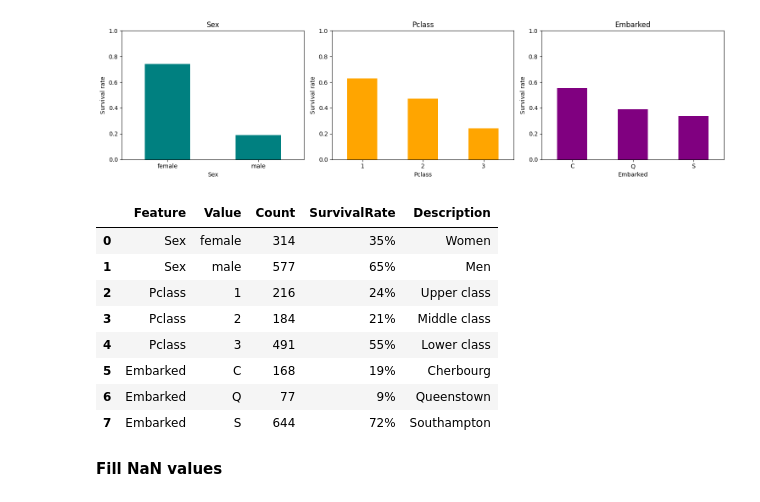
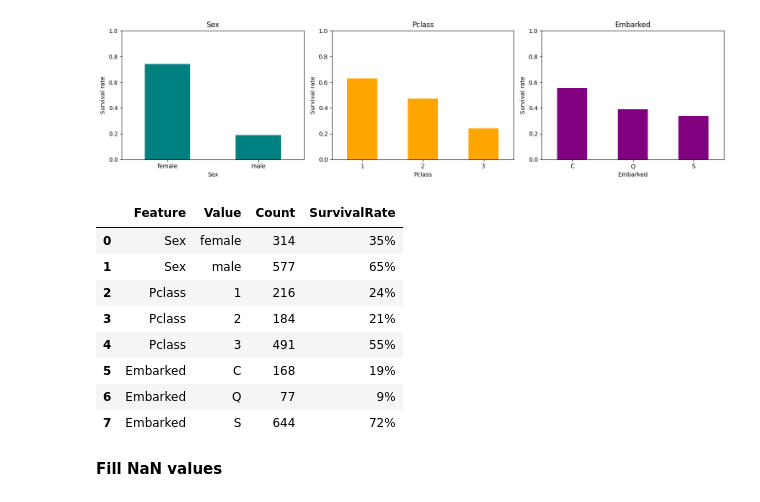
Before and after one commit to helben2002/TitanicCapstoneProject, a Jupyter notebook: ml/notebooks/ayda.ipynb, the cells around one changed output. Drawn from its saved outputs; the diff is of its cells as text; code cells hidden in the pictures.

```diff
--- a/ml/notebooks/ayda.ipynb
+++ b/ml/notebooks/ayda.ipynb
@@ -136,50 +136,35 @@ plot_survival_rates(
 # %%
 import pandas as pd
 
 def build_categorical_summary(df, cols):
     tables = []
 
     for col in cols:
         group = df.groupby(col)["Survived"].agg(["count", "mean"])
         group = group.rename(columns={"count": "Count", "mean": "Rate"})
 
         group["SurvivalRate"] = ((group["Count"] / len(df)) * 100).round().astype(int).map(lambda x: f"{x}%")
         group["Feature"] = col
 
         tables.append(group.reset_index().rename(columns={col: "Value"}))
 
     summary = pd.concat(tables, ignore_index=True)
     summary = summary[["Feature", "Value", "Count", "SurvivalRate"]]
 
-    desc = {
-        ("Sex", "male"): "Men",
-        ("Sex", "female"): "Women",
-        ("Pclass", 1): "Upper class",
-        ("Pclass", 2): "Middle class",
-        ("Pclass", 3): "Lower class",
-        ("Embarked", "S"): "Southampton",
-        ("Embarked", "C"): "Cherbourg",
-        ("Embarked", "Q"): "Queenstown",
-    }
-
-    summary["Description"] = summary.apply(
-        lambda x: desc.get((x["Feature"], x["Value"]), x["Value"]), axis=1
-    )
-
     return summary
 
 summary = build_categorical_summary(df, ["Sex", "Pclass", "Embarked"])
 summary
 # %% [output]
-|  | Feature | Value | Count | SurvivalRate | Description |
-| 0 | Sex | female | 314 | 35% | Women |
-| 1 | Sex | male | 577 | 65% | Men |
-| 2 | Pclass | 1 | 216 | 24% | Upper class |
-| 3 | Pclass | 2 | 184 | 21% | Middle class |
-| 4 | Pclass | 3 | 491 | 55% | Lower class |
-| 5 | Embarked | C | 168 | 19% | Cherbourg |
-| 6 | Embarked | Q | 77 | 9% | Queenstown |
-| 7 | Embarked | S | 644 | 72% | Southampton |
+|  | Feature | Value | Count | SurvivalRate |
+| 0 | Sex | female | 314 | 35% |
+| 1 | Sex | male | 577 | 65% |
+| 2 | Pclass | 1 | 216 | 24% |
+| 3 | Pclass | 2 | 184 | 21% |
+| 4 | Pclass | 3 | 491 | 55% |
+| 5 | Embarked | C | 168 | 19% |
+| 6 | Embarked | Q | 77 | 9% |
+| 7 | Embarked | S | 644 | 72% |
 # %% [markdown]
 **Fill NaN values**
 # %% [markdown]
```
